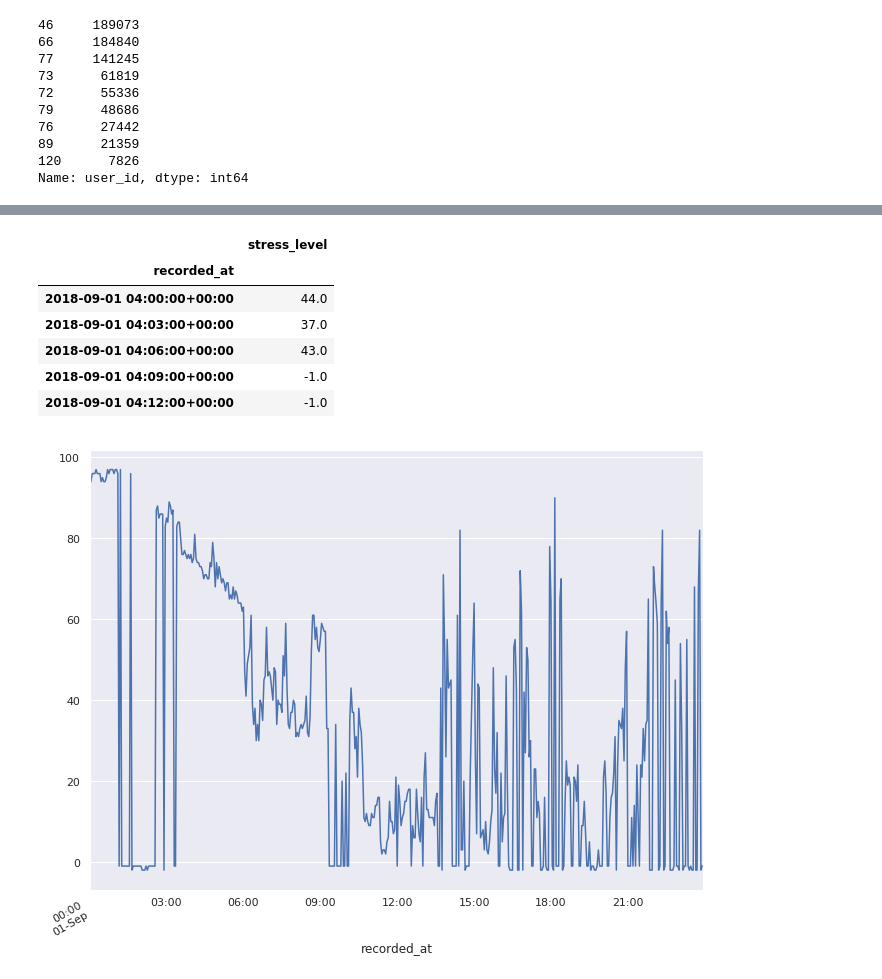
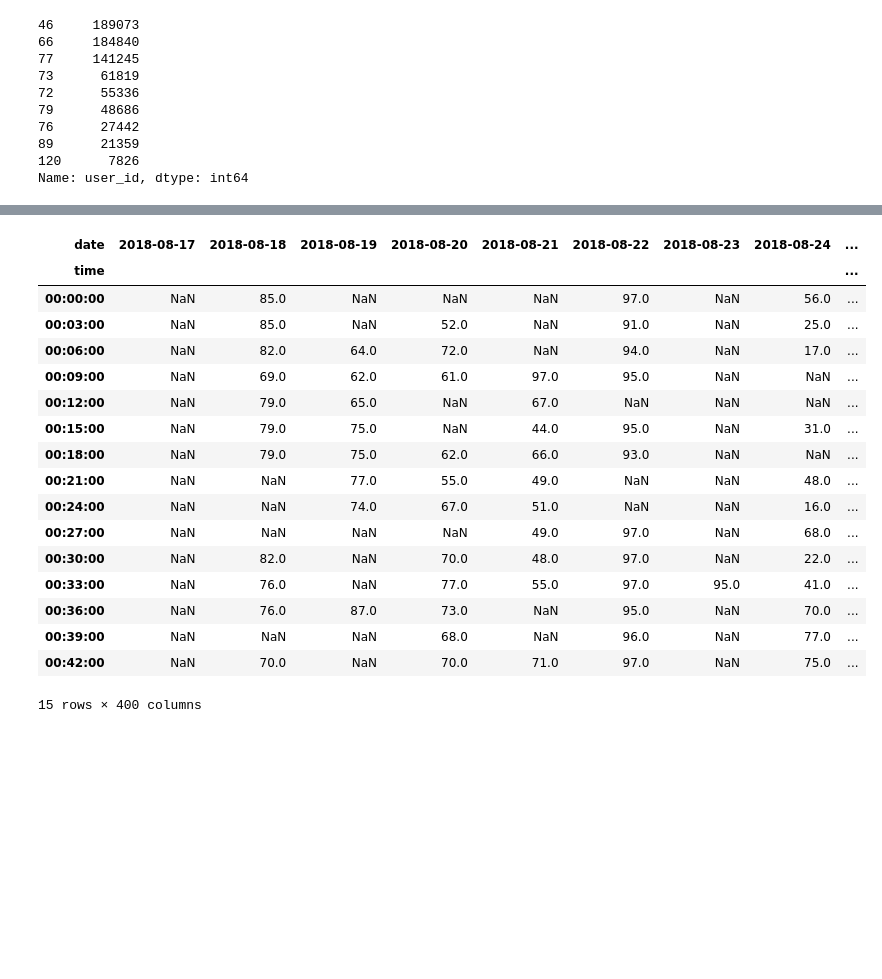
Before and after one commit to qweliant/DS-Unit-2-Applied-Modeling, a Jupyter notebook: module1/assignment_applied_modeling_1.ipynb, the cells around one changed output, grey strips where cells are left out. Saved outputs shown, nothing was run; the diff lists cells and outputs as text; code cells hidden in the pictures; blank space fills up the shorter version.

```diff
--- a/module1/assignment_applied_modeling_1.ipynb
+++ b/module1/assignment_applied_modeling_1.ipynb
@@ -74,0 +125,4 @@ Name: user_id, dtype: int64
+# %%
+lmbk['date']  = lmbk.recorded_at.dt.date
+# %%
+lmbk['time']  = lmbk.recorded_at.dt.time
@@ -111,2 +159,0 @@ lmbk_1.head()
-# %%
-lmbk_1 = drop_col(lmbk_1, ['Unnamed: 0','created_at', 'id', 'readable_stress_level', 'user_id'])
@@ -115 +160,24 @@ col = ['Unnamed: 0','created_at', 'id', 'readable_stress_level', 'user_id']
+# %%
+lmbk_1 = lmbk_1.pivot(index='time', columns='date', values='stress_level' )
+# %%
+lmbk_1.head(15)
+# %% [output]
+| date | 2018-08-17 | 2018-08-18 | 2018-08-19 | 2018-08-20 | 2018-08-21 | 2018-08-22 | 2018-08-23 | 2018-08-24 | ... |
+| time |  |  |  |  |  |  |  |  | ... |
+| 00:00:00 | NaN | 85.0 | NaN | NaN | NaN | 97.0 | NaN | 56.0 | ... |
+| 00:03:00 | NaN | 85.0 | NaN | 52.0 | NaN | 91.0 | NaN | 25.0 | ... |
+| 00:06:00 | NaN | 82.0 | 64.0 | 72.0 | NaN | 94.0 | NaN | 17.0 | ... |
+| 00:09:00 | NaN | 69.0 | 62.0 | 61.0 | 97.0 | 95.0 | NaN | NaN | ... |
+| 00:12:00 | NaN | 79.0 | 65.0 | NaN | 67.0 | NaN | NaN | NaN | ... |
+| 00:15:00 | NaN | 79.0 | 75.0 | NaN | 44.0 | 95.0 | NaN | 31.0 | ... |
+| 00:18:00 | NaN | 79.0 | 75.0 | 62.0 | 66.0 | 93.0 | NaN | NaN | ... |
+| 00:21:00 | NaN | NaN | 77.0 | 55.0 | 49.0 | NaN | NaN | 48.0 | ... |
+| 00:24:00 | NaN | NaN | 74.0 | 67.0 | 51.0 | NaN | NaN | 16.0 | ... |
+| 00:27:00 | NaN | NaN | NaN | NaN | 49.0 | 97.0 | NaN | 68.0 | ... |
+| 00:30:00 | NaN | 82.0 | NaN | 70.0 | 48.0 | 97.0 | NaN | 22.0 | ... |
+| 00:33:00 | NaN | 76.0 | NaN | 77.0 | 55.0 | 97.0 | 95.0 | 41.0 | ... |
+| 00:36:00 | NaN | 76.0 | 87.0 | 73.0 | NaN | 95.0 | NaN | 70.0 | ... |
+| 00:39:00 | NaN | NaN | NaN | 68.0 | NaN | 96.0 | NaN | 77.0 | ... |
+| 00:42:00 | NaN | 70.0 | NaN | 70.0 | 71.0 | 97.0 | NaN | 75.0 | ... |
+15 rows × 400 columns
 # %%
@@ -117,16 +185,4 @@ lmbk_1 = lmbk_1.set_index('recorded_at')
-# %%
-lmbk_1.head()
-# %% [output]
-|  | stress_level |
-| recorded_at |  |
-| 2018-09-01 04:00:00+00:00 | 44.0 |
-| 2018-09-01 04:03:00+00:00 | 37.0 |
-| 2018-09-01 04:06:00+00:00 | 43.0 |
-| 2018-09-01 04:09:00+00:00 | -1.0 |
-| 2018-09-01 04:12:00+00:00 | -1.0 |
 # %%
 sns.set(rc={'figure.figsize':(11,4)})
 # %%
-axes = lmbk_1['stress_level'].loc['2019-09-01'].plot( figsize=(11, 9), subplots=True)
+# axes = lmbk_1['stress_level'].loc['2019-09-01'].plot( figsize=(11, 9), subplots=True)
-# %% [output]
-[figure, removed]
```
Also changed, not shown: parts of 31 cells of this notebook.
